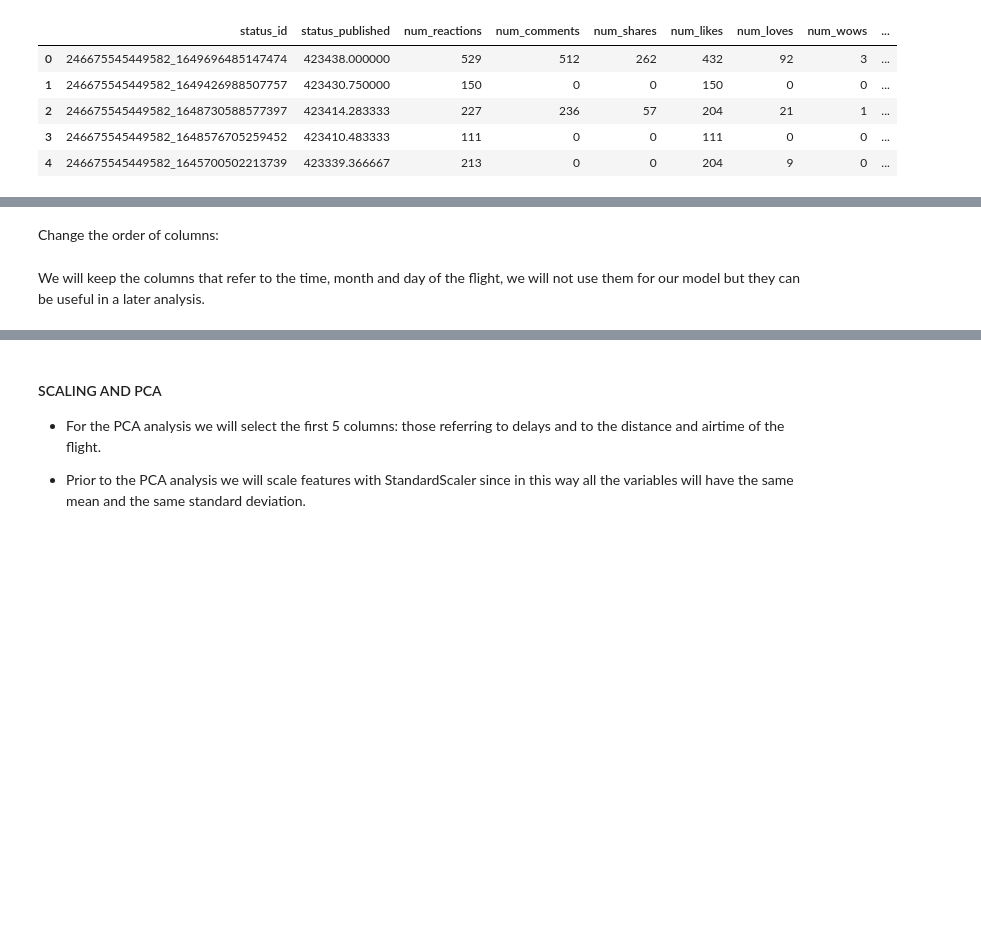
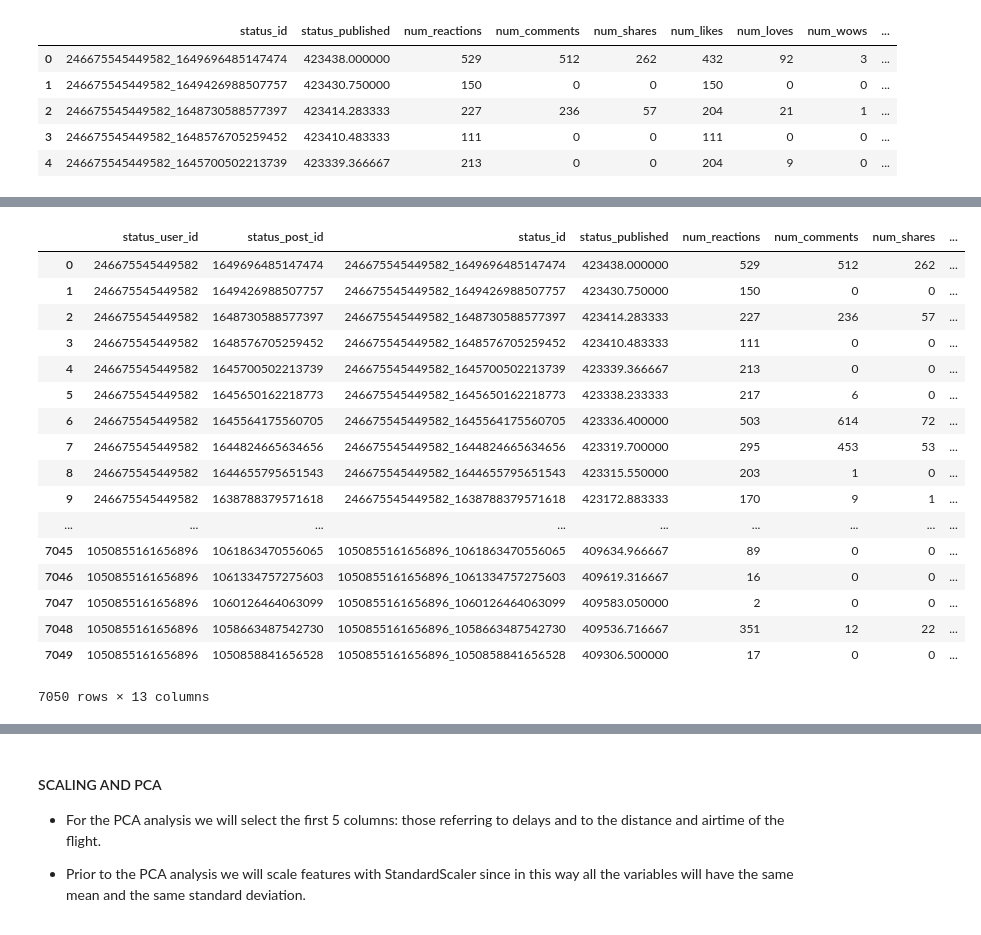
Before and after one commit to David-DataScience/Unsupervised_Learning, a Jupyter notebook: S08.ipynb, the cells around one changed output, grey strips where cells are left out. Saved outputs shown, nothing was run; the diff lists cells and outputs as text; code cells hidden in the pictures; blank space fills up the shorter version.

```diff
--- a/S08.ipynb
+++ b/S08.ipynb
@@ -319,3 +197,0 @@ The ActualElapsedTime column refers to the actual total flight time (the sum of
-# %%
-data['ElapsedDelay'] = data['ActualElapsedTime'] - data['CRSElapsedTime']
-data.head(3)
@@ -331,4 +198 @@ In relation to TaxiIn and TaxiOut, we see that the sum of these two columns and
-# %%
-# now we can drop the 2 columns
-data.drop(['ActualElapsedTime', 'CRSElapsedTime', 'TaxiIn', 'TaxiOut'], axis = 1, inplace = True)
 # %%
@@ -338,2 +217,0 @@ data.shape
-# %% [markdown]
-Change the order of columns:
@@ -345,2 +217,0 @@ data = data[cols]
-# %% [markdown]
-We will keep the columns that refer to the time, month and day of the flight, we will not use them for our model but they can be useful in a later analysis.
@@ -346,0 +221,22 @@ We will keep the columns that refer to the time, month and day of the flight, we
+# %%
+data = pd.concat([status, data], axis=1)
+data
+# %% [output]
+|  | status_user_id | status_post_id | status_id | status_published | num_reactions | num_comments | num_shares | ... |
+| 0 | 246675545449582 | 1649696485147474 | 246675545449582_1649696485147474 | 423438.000000 | 529 | 512 | 262 | ... |
+| 1 | 246675545449582 | 1649426988507757 | 246675545449582_1649426988507757 | 423430.750000 | 150 | 0 | 0 | ... |
+| 2 | 246675545449582 | 1648730588577397 | 246675545449582_1648730588577397 | 423414.283333 | 227 | 236 | 57 | ... |
+| 3 | 246675545449582 | 1648576705259452 | 246675545449582_1648576705259452 | 423410.483333 | 111 | 0 | 0 | ... |
+| 4 | 246675545449582 | 1645700502213739 | 246675545449582_1645700502213739 | 423339.366667 | 213 | 0 | 0 | ... |
+| 5 | 246675545449582 | 1645650162218773 | 246675545449582_1645650162218773 | 423338.233333 | 217 | 6 | 0 | ... |
+| 6 | 246675545449582 | 1645564175560705 | 246675545449582_1645564175560705 | 423336.400000 | 503 | 614 | 72 | ... |
+| 7 | 246675545449582 | 1644824665634656 | 246675545449582_1644824665634656 | 423319.700000 | 295 | 453 | 53 | ... |
+| 8 | 246675545449582 | 1644655795651543 | 246675545449582_1644655795651543 | 423315.550000 | 203 | 1 | 0 | ... |
+| 9 | 246675545449582 | 1638788379571618 | 246675545449582_1638788379571618 | 423172.883333 | 170 | 9 | 1 | ... |
+| ... | ... | ... | ... | ... | ... | ... | ... | ... |
+| 7045 | 1050855161656896 | 1061863470556065 | 1050855161656896_1061863470556065 | 409634.966667 | 89 | 0 | 0 | ... |
+| 7046 | 1050855161656896 | 1061334757275603 | 1050855161656896_1061334757275603 | 409619.316667 | 16 | 0 | 0 | ... |
+| 7047 | 1050855161656896 | 1060126464063099 | 1050855161656896_1060126464063099 | 409583.050000 | 2 | 0 | 0 | ... |
+| 7048 | 1050855161656896 | 1058663487542730 | 1050855161656896_1058663487542730 | 409536.716667 | 351 | 12 | 22 | ... |
+| 7049 | 1050855161656896 | 1050858841656528 | 1050855161656896_1050858841656528 | 409306.500000 | 17 | 0 | 0 | ... |
+7050 rows × 13 columns
```
Also changed, not shown: parts of 46 cells of this notebook.
